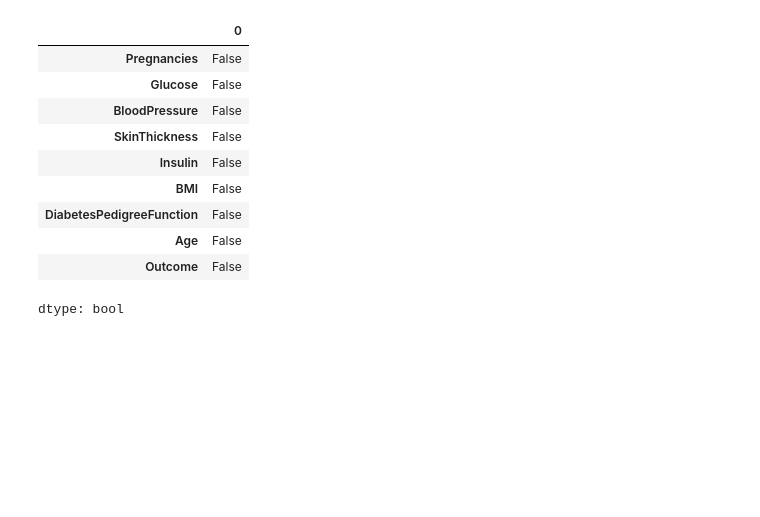
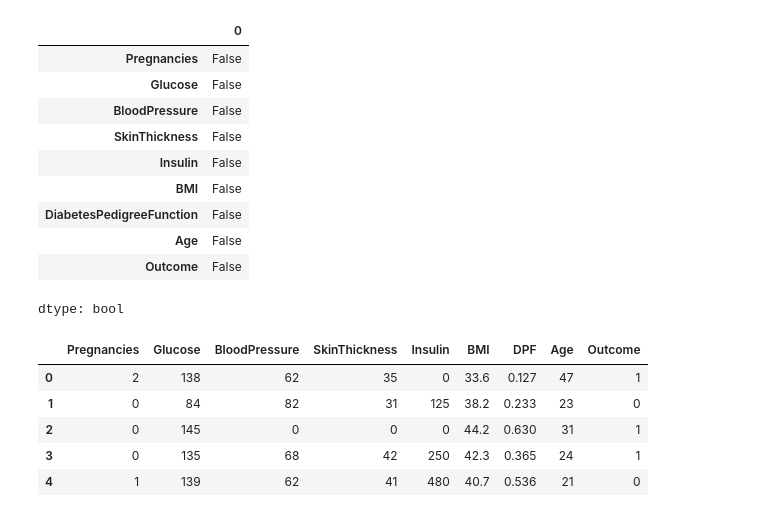
Before and after one commit to nithinbadicodes/AI-ML-Projects, a Jupyter notebook: Diabetes_prediction.ipynb, the cells around one changed output. Cells and saved outputs as stored; diff of their text form; code cells hidden in the pictures; blank space fills up the shorter version.

```diff
--- a/Diabetes_prediction.ipynb
+++ b/Diabetes_prediction.ipynb
@@ -54,3 +57,13 @@ df.isnull().any()
 | Age | False |
 | Outcome | False |
 dtype: bool
+# %%
+df = df.rename(columns={'DiabetesPedigreeFunction':'DPF'})
+df.head()
+# %% [output]
+|  | Pregnancies | Glucose | BloodPressure | SkinThickness | Insulin | BMI | DPF | Age | Outcome |
+| 0 | 2 | 138 | 62 | 35 | 0 | 33.6 | 0.127 | 47 | 1 |
+| 1 | 0 | 84 | 82 | 31 | 125 | 38.2 | 0.233 | 23 | 0 |
+| 2 | 0 | 145 | 0 | 0 | 0 | 44.2 | 0.630 | 31 | 1 |
+| 3 | 0 | 135 | 68 | 42 | 250 | 42.3 | 0.365 | 24 | 1 |
+| 4 | 1 | 139 | 62 | 41 | 480 | 40.7 | 0.536 | 21 | 0 |
```
Also changed, not shown: parts of 10 cells of this notebook.
